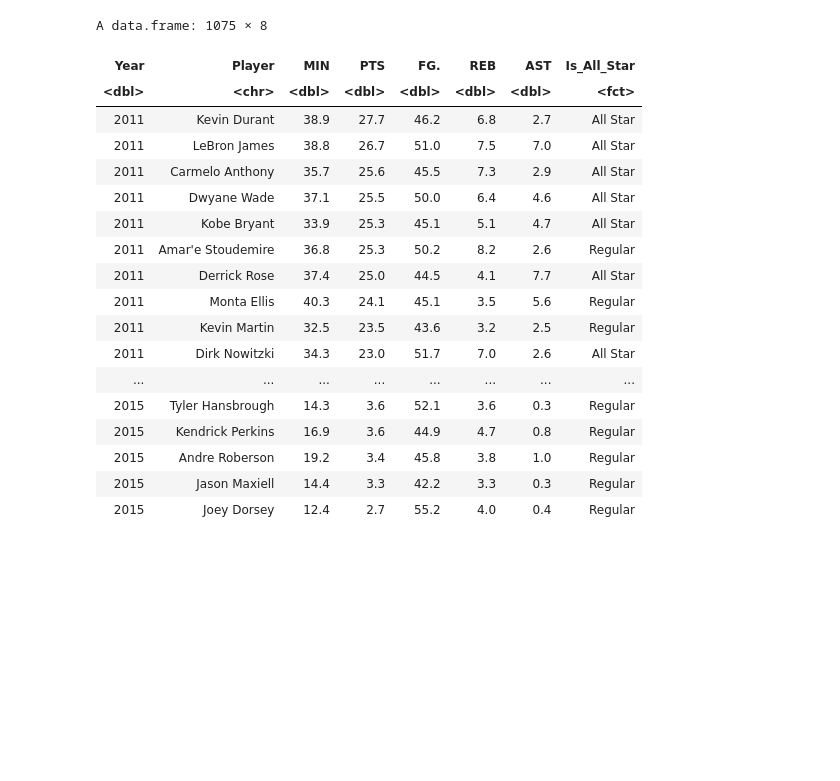
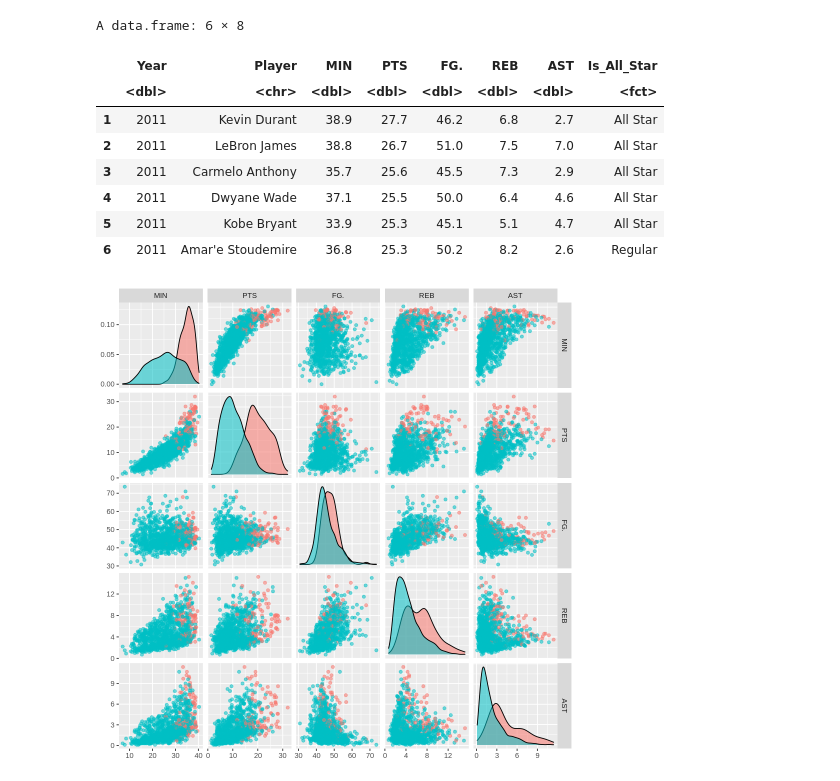
Before and after one commit to RayNguyent/DSCI-100-project, a Jupyter notebook: Untitled.ipynb, the cells around one changed output. Saved outputs shown, nothing was run; the diff lists cells and outputs as text; code cells hidden in the pictures; blank space fills up the shorter version.

Commit message:
add plot

```diff
--- a/Untitled.ipynb
+++ b/Untitled.ipynb
@@ -93,26 +51,20 @@ A tibble: 129 × 3
 # %%
 combined_data <- left_join(players_filtered, all_stars_filtered, by = c("Year", "Player")) %>%
-    replace(is.na(.), "Regular") %>%
-    mutate(Is_All_Star = as_factor(Is_All_Star))
-
-combined_data
+    replace(is.na(.), "Regular") %>% mutate(Is_All_Star = as_factor(Is_All_Star))
+head(combined_data)
 # %% [output]
-A data.frame: 1075 × 8
+A data.frame: 6 × 8
-| Year | Player | MIN | PTS | FG. | REB | AST | Is_All_Star |
-| <dbl> | <chr> | <dbl> | <dbl> | <dbl> | <dbl> | <dbl> | <fct> |
-| 2011 | Kevin Durant | 38.9 | 27.7 | 46.2 | 6.8 | 2.7 | All Star |
-| 2011 | LeBron James | 38.8 | 26.7 | 51.0 | 7.5 | 7.0 | All Star |
-| 2011 | Carmelo Anthony | 35.7 | 25.6 | 45.5 | 7.3 | 2.9 | All Star |
-| 2011 | Dwyane Wade | 37.1 | 25.5 | 50.0 | 6.4 | 4.6 | All Star |
-| 2011 | Kobe Bryant | 33.9 | 25.3 | 45.1 | 5.1 | 4.7 | All Star |
-| 2011 | Amar'e Stoudemire | 36.8 | 25.3 | 50.2 | 8.2 | 2.6 | Regular |
-| 2011 | Derrick Rose | 37.4 | 25.0 | 44.5 | 4.1 | 7.7 | All Star |
-| 2011 | Monta Ellis | 40.3 | 24.1 | 45.1 | 3.5 | 5.6 | Regular |
-| 2011 | Kevin Martin | 32.5 | 23.5 | 43.6 | 3.2 | 2.5 | Regular |
-| 2011 | Dirk Nowitzki | 34.3 | 23.0 | 51.7 | 7.0 | 2.6 | All Star |
-| ... | ... | ... | ... | ... | ... | ... | ... |
-| 2015 | Tyler Hansbrough | 14.3 | 3.6 | 52.1 | 3.6 | 0.3 | Regular |
-| 2015 | Kendrick Perkins | 16.9 | 3.6 | 44.9 | 4.7 | 0.8 | Regular |
-| 2015 | Andre Roberson | 19.2 | 3.4 | 45.8 | 3.8 | 1.0 | Regular |
-| 2015 | Jason Maxiell | 14.4 | 3.3 | 42.2 | 3.3 | 0.3 | Regular |
-| 2015 | Joey Dorsey | 12.4 | 2.7 | 55.2 | 4.0 | 0.4 | Regular |
+|  | Year | Player | MIN | PTS | FG. | REB | AST | Is_All_Star |
+|  | <dbl> | <chr> | <dbl> | <dbl> | <dbl> | <dbl> | <dbl> | <fct> |
+| 1 | 2011 | Kevin Durant | 38.9 | 27.7 | 46.2 | 6.8 | 2.7 | All Star |
+| 2 | 2011 | LeBron James | 38.8 | 26.7 | 51.0 | 7.5 | 7.0 | All Star |
+| 3 | 2011 | Carmelo Anthony | 35.7 | 25.6 | 45.5 | 7.3 | 2.9 | All Star |
+| 4 | 2011 | Dwyane Wade | 37.1 | 25.5 | 50.0 | 6.4 | 4.6 | All Star |
+| 5 | 2011 | Kobe Bryant | 33.9 | 25.3 | 45.1 | 5.1 | 4.7 | All Star |
+| 6 | 2011 | Amar'e Stoudemire | 36.8 | 25.3 | 50.2 | 8.2 | 2.6 | Regular |
+# %%
+plot<- ggpairs(combined_data, columns = 3:7,
+               ggplot2::aes(color = Is_All_Star, alpha = 0.4),upper = list(continuous = "points", wrap("cor", size = 2.5)))
+plot
+# %% [output]
+[figure, added]
```
Also changed, not shown: parts of 3 cells of this notebook.
